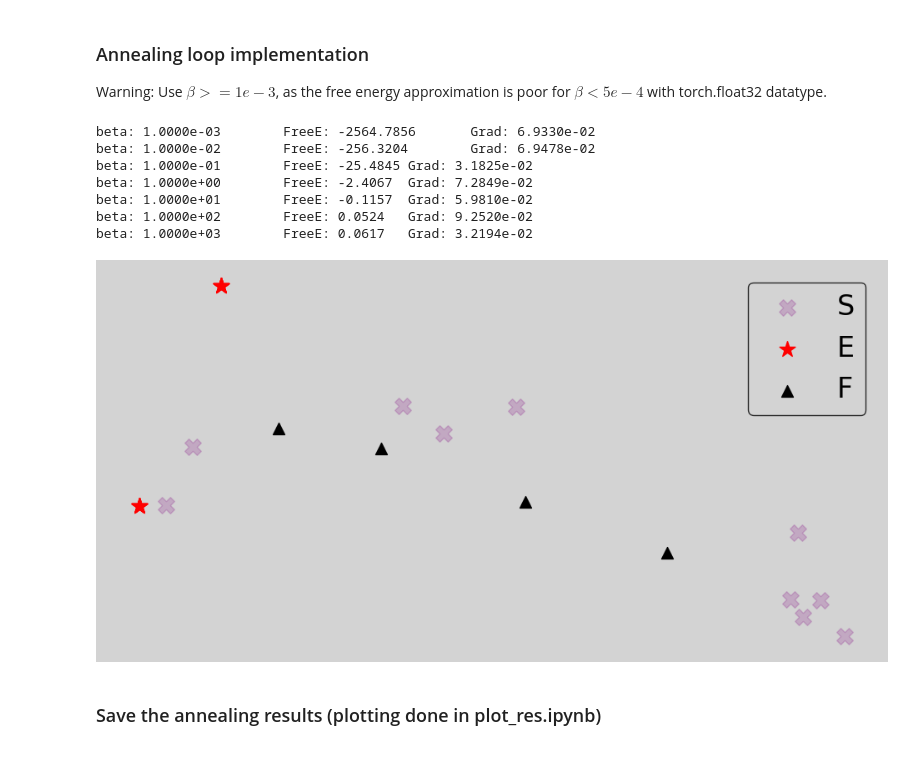
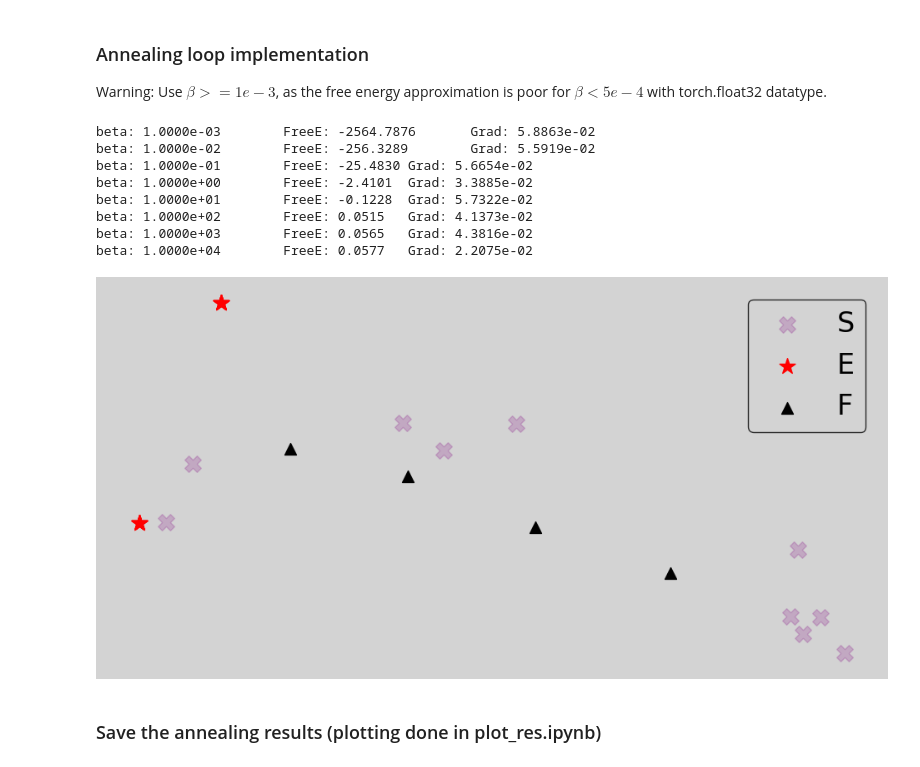
Before and after one commit to salar96/LearningFLPO, a Jupyter notebook: main.ipynb, the cells around one changed output. Saved outputs shown, nothing was run; the diff lists cells and outputs as text; code cells hidden in the pictures.

Commit message:
benchmark notebook ready final

```diff
--- a/main.ipynb
+++ b/main.ipynb
@@ -25,8 +25,8 @@ torch.cuda.manual_seed(seed)
 torch.cuda.manual_seed_all(seed)
 device = torch.device('cuda') if torch.cuda.is_available() else torch.device('cpu')
 np.random.seed(seed)
-load_from_path = False
-scene_path = "Benchmark/benchmark_data/N40_M4_ends2_seed3"
+load_from_path = True
+scene_path = "Benchmark/benchmark_data/N10_M4_ends2_seed3"
 print("Running on: " , device)
 
 if load_from_path:
@@ -219,43 +221,44 @@ AAAI26_res/high_beta_res/N100_M5_ends4_seed3
 Warning: Use $\beta >= 1e-3$, as the free energy approximation is poor for $\beta < 5e-4$ with torch.float32 datatype.
 # %%
 beta_min = 1e-3
-beta_max = 1e3
+beta_max = 1e4
 beta_grow = 10
 optim_iters = 100
 optim_step = 0.01 # 0.1 for gd0, sampling_gd, use < 0.01 for the other two optimizers
 optim_name = "sampling_auto_diff"
 tol = 0.001
 n_path_samples = 8
 
 tic = time.time()
 F_base0_anneal = F_base.clone().detach().requires_grad_(True)
 Y_arr, b_arr, F_arr = anneal(
         F_base0_anneal,
         START_locs,
         END_locs,
         spn,
         optim_iters,
         optim_step,
         beta_min,
         beta_max,
         beta_grow,
         tol=tol,
         optimizer_name=optim_name,
         n_path_samples=n_path_samples,
         allowPrint=True
     )
 toc = time.time()
 runtime_anneal = toc-tic
 plot_UAV_FLPO(START_locs, END_locs, Y_arr[-1], (12,6))
 # %% [output]
-beta: 1.0000e-03        FreeE: -2564.7856       Grad: 6.9330e-02
-beta: 1.0000e-02        FreeE: -256.3204        Grad: 6.9478e-02
-beta: 1.0000e-01        FreeE: -25.4845 Grad: 3.1825e-02
-beta: 1.0000e+00        FreeE: -2.4067  Grad: 7.2849e-02
-beta: 1.0000e+01        FreeE: -0.1157  Grad: 5.9810e-02
-beta: 1.0000e+02        FreeE: 0.0524   Grad: 9.2520e-02
-beta: 1.0000e+03        FreeE: 0.0617   Grad: 3.2194e-02
+beta: 1.0000e-03        FreeE: -2564.7876       Grad: 5.8863e-02
+beta: 1.0000e-02        FreeE: -256.3289        Grad: 5.5919e-02
+beta: 1.0000e-01        FreeE: -25.4830 Grad: 5.6654e-02
+beta: 1.0000e+00        FreeE: -2.4101  Grad: 3.3885e-02
+beta: 1.0000e+01        FreeE: -0.1228  Grad: 5.7322e-02
+beta: 1.0000e+02        FreeE: 0.0515   Grad: 4.1373e-02
+beta: 1.0000e+03        FreeE: 0.0565   Grad: 4.3816e-02
+beta: 1.0000e+04        FreeE: 0.0577   Grad: 2.2075e-02
-[figure, old version]
+[figure, new version]
 # %% [markdown]
 ### Save the annealing results (plotting done in plot_res.ipynb)
 # %%
```
Also changed, not shown: parts of 6 cells of this notebook, 2 other files.
